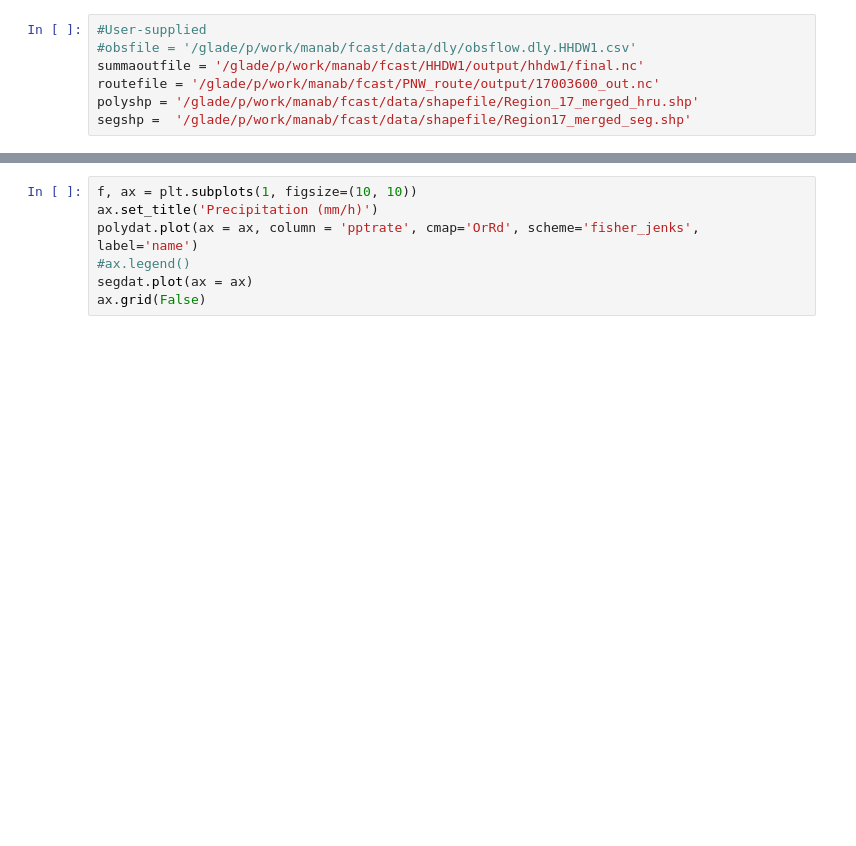
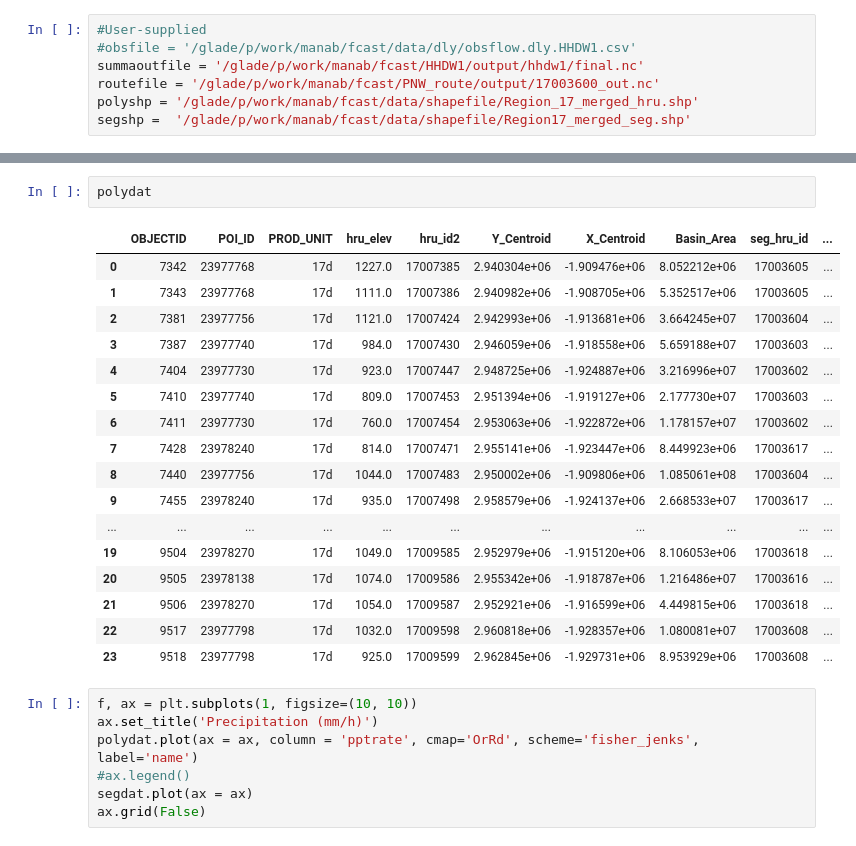
Before and after one commit to hydrofcst/luit, a Jupyter notebook: spatialHHDW1.ipynb, the cells around one changed output, grey strips where cells are left out. Drawn from its saved outputs; the diff is of its cells as text; blank space fills up the shorter version.

```diff
--- a/spatialHHDW1.ipynb
+++ b/spatialHHDW1.ipynb
@@ -41,3 +68,23 @@ polydat = pd.merge(polydat, summasel)
+# %%
+polydat
+# %% [output]
+|  | OBJECTID | POI_ID | PROD_UNIT | hru_elev | hru_id2 | Y_Centroid | X_Centroid | Basin_Area | seg_hru_id | ... |
+| 0 | 7342 | 23977768 | 17d | 1227.0 | 17007385 | 2.940304e+06 | -1.909476e+06 | 8.052212e+06 | 17003605 | ... |
+| 1 | 7343 | 23977768 | 17d | 1111.0 | 17007386 | 2.940982e+06 | -1.908705e+06 | 5.352517e+06 | 17003605 | ... |
+| 2 | 7381 | 23977756 | 17d | 1121.0 | 17007424 | 2.942993e+06 | -1.913681e+06 | 3.664245e+07 | 17003604 | ... |
+| 3 | 7387 | 23977740 | 17d | 984.0 | 17007430 | 2.946059e+06 | -1.918558e+06 | 5.659188e+07 | 17003603 | ... |
+| 4 | 7404 | 23977730 | 17d | 923.0 | 17007447 | 2.948725e+06 | -1.924887e+06 | 3.216996e+07 | 17003602 | ... |
+| 5 | 7410 | 23977740 | 17d | 809.0 | 17007453 | 2.951394e+06 | -1.919127e+06 | 2.177730e+07 | 17003603 | ... |
+| 6 | 7411 | 23977730 | 17d | 760.0 | 17007454 | 2.953063e+06 | -1.922872e+06 | 1.178157e+07 | 17003602 | ... |
+| 7 | 7428 | 23978240 | 17d | 814.0 | 17007471 | 2.955141e+06 | -1.923447e+06 | 8.449923e+06 | 17003617 | ... |
+| 8 | 7440 | 23977756 | 17d | 1044.0 | 17007483 | 2.950002e+06 | -1.909806e+06 | 1.085061e+08 | 17003604 | ... |
+| 9 | 7455 | 23978240 | 17d | 935.0 | 17007498 | 2.958579e+06 | -1.924137e+06 | 2.668533e+07 | 17003617 | ... |
+| ... | ... | ... | ... | ... | ... | ... | ... | ... | ... | ... |
+| 19 | 9504 | 23978270 | 17d | 1049.0 | 17009585 | 2.952979e+06 | -1.915120e+06 | 8.106053e+06 | 17003618 | ... |
+| 20 | 9505 | 23978138 | 17d | 1074.0 | 17009586 | 2.955342e+06 | -1.918787e+06 | 1.216486e+07 | 17003616 | ... |
+| 21 | 9506 | 23978270 | 17d | 1054.0 | 17009587 | 2.952921e+06 | -1.916599e+06 | 4.449815e+06 | 17003618 | ... |
+| 22 | 9517 | 23977798 | 17d | 1032.0 | 17009598 | 2.960818e+06 | -1.928357e+06 | 1.080081e+07 | 17003608 | ... |
+| 23 | 9518 | 23977798 | 17d | 925.0 | 17009599 | 2.962845e+06 | -1.929731e+06 | 8.953929e+06 | 17003608 | ... |
 # %%
 f, ax = plt.subplots(1, figsize=(10, 10))
 ax.set_title('Precipitation (mm/h)')
```
Also changed, not shown: parts of 2 cells of this notebook, 5 other files.
